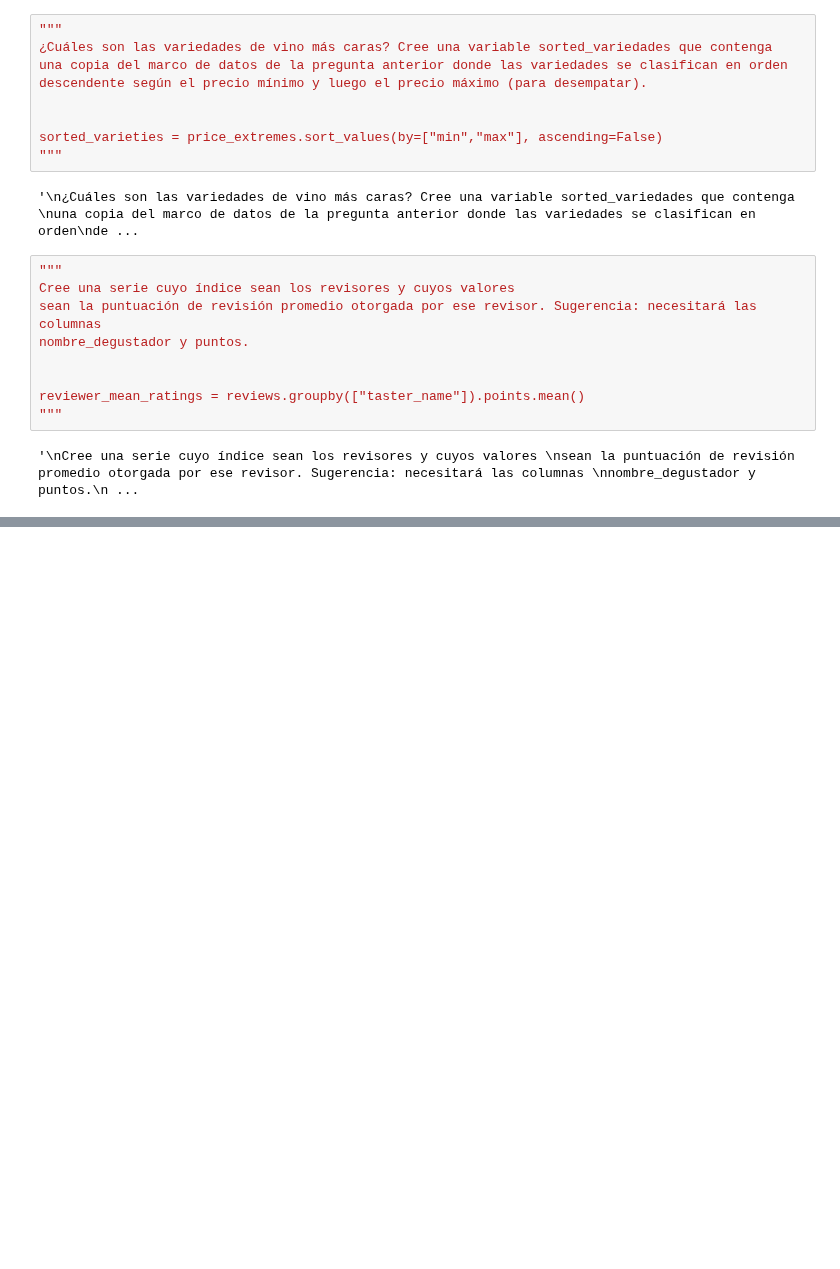
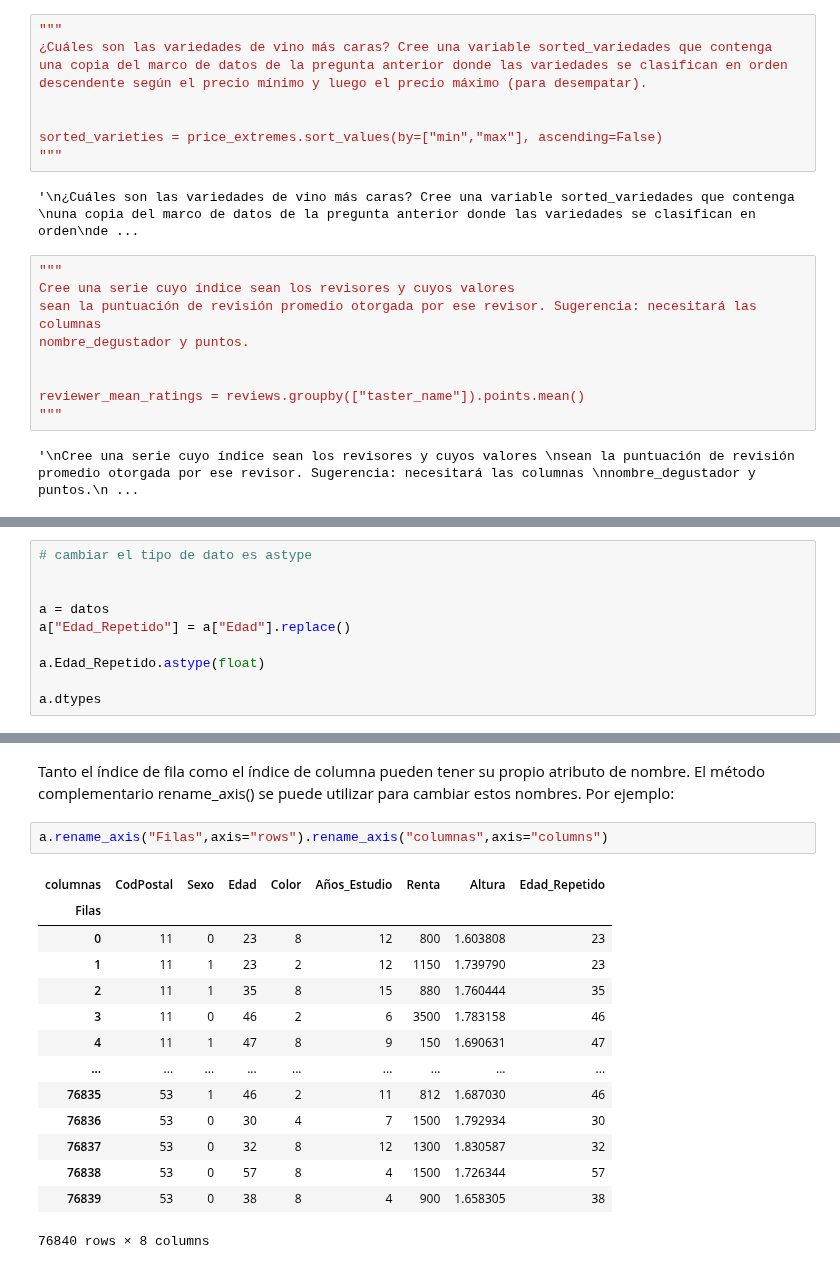
Before and after one commit to onavarrete04/Introduccion-Ciencia-Datos, a Jupyter notebook: Ejercicios Pandas Kaggle/1.ipynb, the cells around one changed output, grey strips where cells are left out. Cells and saved outputs as stored; diff of their text form; blank space fills up the shorter version.

```diff
--- a/Ejercicios Pandas Kaggle/1.ipynb
+++ b/Ejercicios Pandas Kaggle/1.ipynb
@@ -833,0 +860,10 @@ reviewer_mean_ratings = reviews.groupby(["taster_name"]).points.mean()
+# %%
+# cambiar el tipo de dato es astype
+
+
+a = datos
+a["Edad_Repetido"] = a["Edad"].replace()
+
+a.Edad_Repetido.astype(float)
+
+a.dtypes
@@ -833,0 +987,19 @@ reviewer_mean_ratings = reviews.groupby(["taster_name"]).points.mean()
+# %% [markdown]
+Tanto el índice de fila como el índice de columna pueden tener su propio atributo de nombre. El método complementario rename_axis() se puede utilizar para cambiar estos nombres. Por ejemplo:
+# %%
+a.rename_axis("Filas",axis="rows").rename_axis("columnas",axis="columns")
+# %% [output]
+| columnas | CodPostal | Sexo | Edad | Color | Años_Estudio | Renta | Altura | Edad_Repetido |
+| Filas |  |  |  |  |  |  |  |  |
+| 0 | 11 | 0 | 23 | 8 | 12 | 800 | 1.603808 | 23 |
+| 1 | 11 | 1 | 23 | 2 | 12 | 1150 | 1.739790 | 23 |
+| 2 | 11 | 1 | 35 | 8 | 15 | 880 | 1.760444 | 35 |
+| 3 | 11 | 0 | 46 | 2 | 6 | 3500 | 1.783158 | 46 |
+| 4 | 11 | 1 | 47 | 8 | 9 | 150 | 1.690631 | 47 |
+| ... | ... | ... | ... | ... | ... | ... | ... | ... |
+| 76835 | 53 | 1 | 46 | 2 | 11 | 812 | 1.687030 | 46 |
+| 76836 | 53 | 0 | 30 | 4 | 7 | 1500 | 1.792934 | 30 |
+| 76837 | 53 | 0 | 32 | 8 | 12 | 1300 | 1.830587 | 32 |
+| 76838 | 53 | 0 | 57 | 8 | 4 | 1500 | 1.726344 | 57 |
+| 76839 | 53 | 0 | 38 | 8 | 4 | 900 | 1.658305 | 38 |
+76840 rows × 8 columns
```
Also changed, not shown: parts of 18 cells of this notebook, 2 other files.
